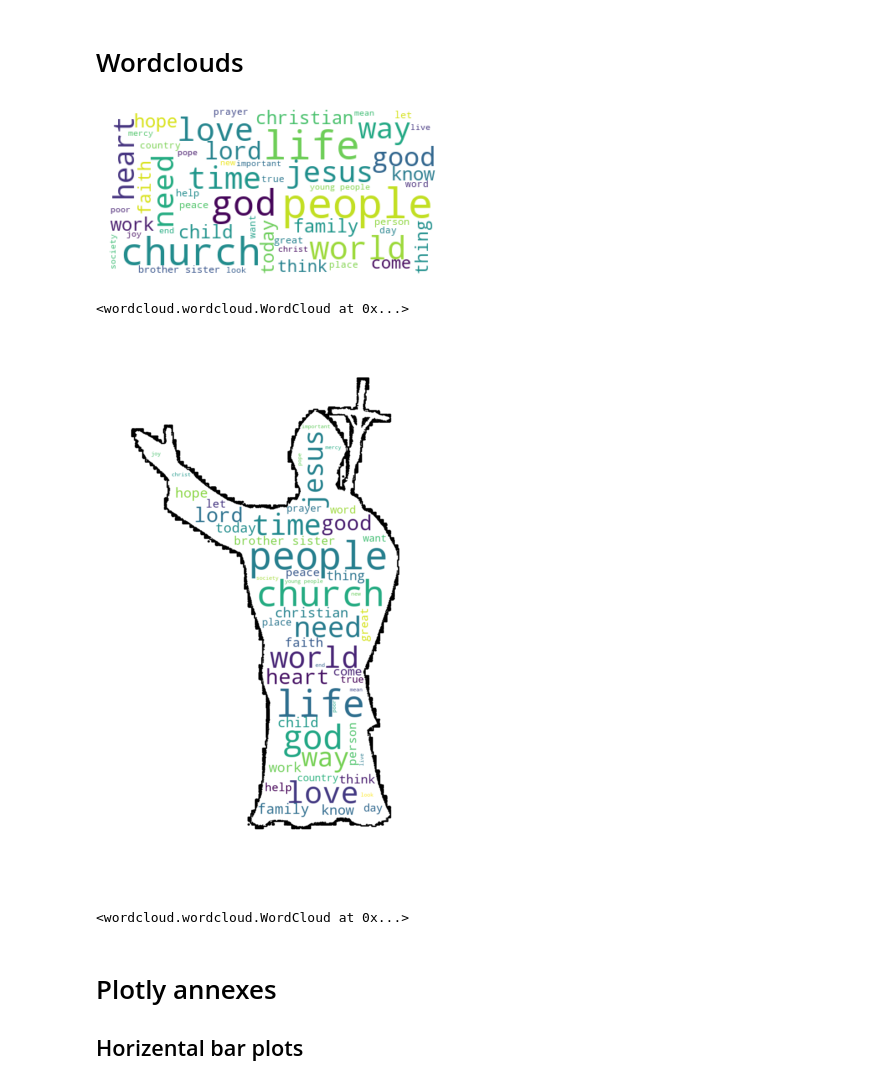
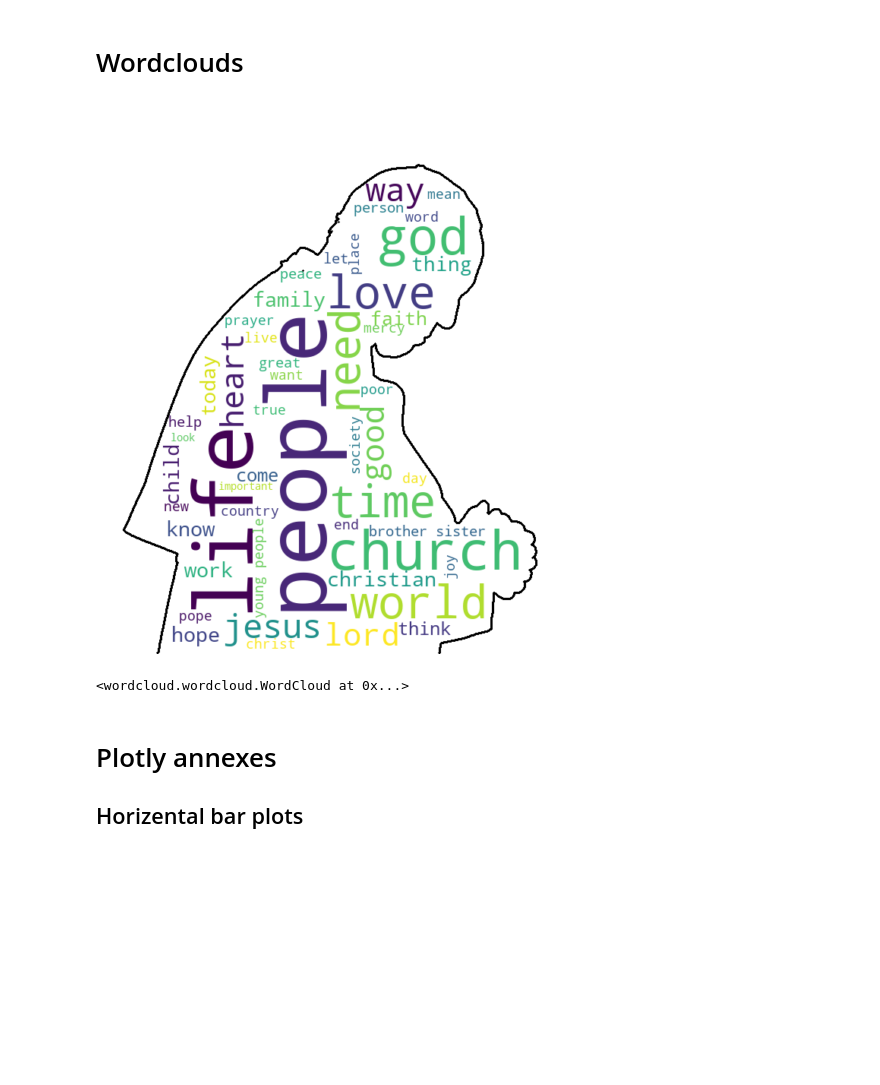
Before and after one commit to paulmoreau40/Applied-Data-Analysis-project-EPFL, a Jupyter notebook: src/Milestone_3.ipynb, the cells around one changed output. Saved outputs shown, nothing was run; the diff lists cells and outputs as text; code cells hidden in the pictures; blank space fills up the shorter version.

```diff
--- a/src/Milestone_3.ipynb
+++ b/src/Milestone_3.ipynb
@@ -1288,35 +1273,27 @@ fig.write_html("../output/radar_chart_features.html")
 # %% [markdown]
 # Wordclouds
 # %%
+pope = np.array(Image.open("../data/pope3.png"))
 sub_df = pre_processed_df.query('speaker == "Pope Francis"')
 text = sub_df['pre_processed_quote'].str.cat(sep = ' ')
 
-wordcloud = WordCloud(max_font_size=50, max_words=50, background_color="white").generate(text)
-plt.figure()
-plt.imshow(wordcloud, interpolation="bilinear")
+pope[pope > 125] = 255
+pope[pope <= 125] = 0
+
+wordcloud = WordCloud(background_color="white", max_words=50, mask=pope, contour_width=3, contour_color='black',width=800, height=400).generate(text)
+#wordcloud = WordCloud(width=800, height=400).generate(text)
+
+# show
+plt.figure(figsize=[20,10])
+plt.imshow(wordcloud, interpolation='bilinear')
 plt.axis("off")
 plt.show()
 
-wordcloud.to_file("../output/wordcloud.png")
+# store to file
+wordcloud.to_file("../output/wordcloud_edge.png")
 # %% [output]
-[figure, old version]
+[figure, new version]
 <wordcloud.wordcloud.WordCloud at 0x...>
-# %%
-pope = np.array(Image.open("../data/pope2.png"))
-
-wordcloud = WordCloud(background_color="white", max_words=50, mask=pope, contour_width=3, contour_color='black').generate(text)
-
-# show
-plt.figure(figsize=[20,10])
-plt.imshow(wordcloud, interpolation='bilinear')
-plt.axis("off")
-plt.show()
-
-# store to file
-wordcloud.to_file("../output/wordcloud_edge.png")
-# %% [output]
-[figure, removed]
-<wordcloud.wordcloud.WordCloud at 0x...>
 # %% [markdown]
 # Plotly annexes
 ## Horizental bar plots
```
Also changed, not shown: parts of 8 cells of this notebook.
